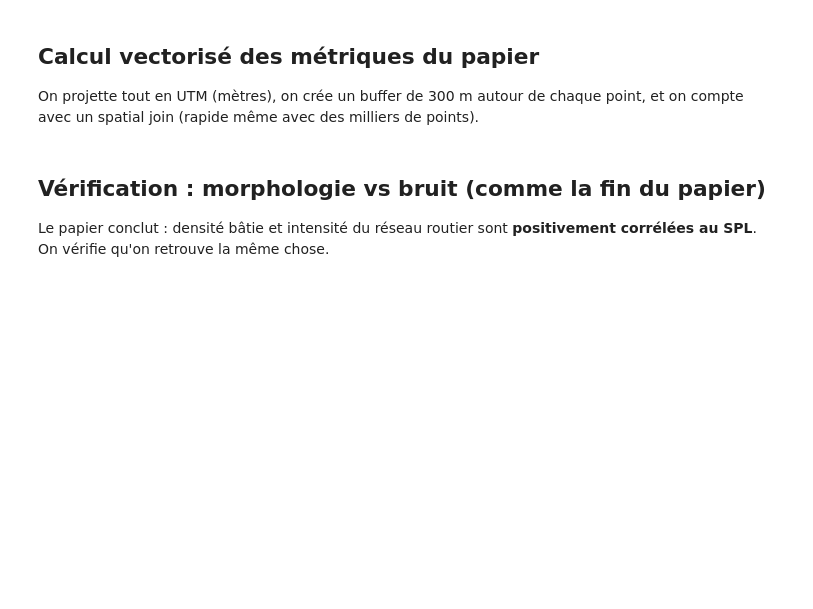
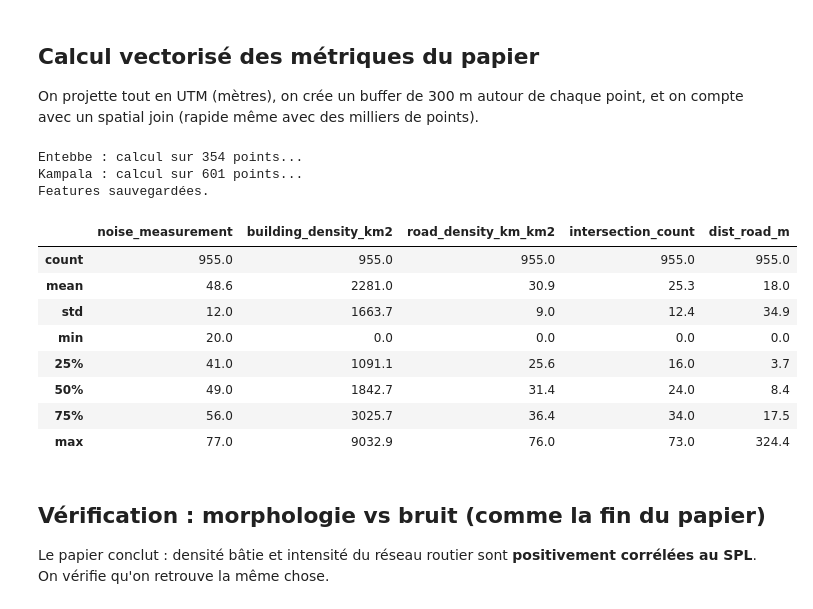
Before and after one commit to Colauz/noise-modelling-hanoi, a Jupyter notebook: notebooks/04_morphology_features.ipynb, the cells around one changed output. Cells and saved outputs as stored; diff of their text form; code cells hidden in the pictures; blank space fills up the shorter version.

```diff
--- a/notebooks/04_morphology_features.ipynb
+++ b/notebooks/04_morphology_features.ipynb
@@ -68,58 +78,68 @@ On projette tout en UTM (mètres), on crée un buffer de 300 m autour de chaque
 et on compte avec un spatial join (rapide même avec des milliers de points).
 # %%
 def morphology_features(df_points, buildings, edges, nodes, crs_utm):
-    """Calcule les métriques du papier pour chaque point GPS."""
+    """Calcule les métriques du papier pour chaque point GPS (index remis à zéro)."""
     pts = gpd.GeoDataFrame(
-        df_points.copy(),
+        df_points.reset_index(drop=True).copy(),
         geometry=gpd.points_from_xy(df_points.longitude, df_points.latitude),
         crs='EPSG:4326'
     ).to_crs(crs_utm)
 
     bld = buildings.to_crs(crs_utm)
-    edg = edges.to_crs(crs_utm)
-    nod = nodes.to_crs(crs_utm)
+    bld = bld.set_geometry(bld.geometry.centroid)
+    edg = edges.to_crs(crs_utm).reset_index(drop=True)
+    nod = nodes.to_crs(crs_utm).reset_index(drop=True)
 
     # Buffer R=300m autour de chaque point
-    buf = pts[['geometry']].copy()
-    buf['geometry'] = buf.geometry.buffer(R)
-    buf['pt_id'] = range(len(buf))
+    buf = gpd.GeoDataFrame(
+        {'pt_id': range(len(pts))},
+        geometry=pts.geometry.buffer(R), crs=crs_utm)
 
-    # 1. Building density : bâtiments dans R, normalisé par pi*R^2 (papier)
-    bld_centroids = bld.copy()
-    bld_centroids['geometry'] = bld_centroids.geometry.centroid
-    join_b = gpd.sjoin(bld_centroids, buf, predicate='within')
-    counts_b = join_b.groupby('pt_id').size()
-    pts['building_density_km2'] = pts.index.map(
-        lambda i: counts_b.get(i, 0) / AREA_KM2)
+    # 1. Building density : bâtiments dans R / (pi*R^2) — métrique exacte du papier
+    jb = gpd.sjoin(bld[['geometry']], buf, predicate='within').groupby('pt_id').size()
+    pts['building_density_km2'] = [jb.get(i, 0) / AREA_KM2 for i in range(len(pts))]
 
-    # 2. Road density : km de route dans R / km^2
-    join_r = gpd.sjoin(edg[['geometry']], buf, predicate='intersects')
-    road_len = join_r.groupby('pt_id').apply(
-        lambda g: g.geometry.intersection(
-            buf.loc[buf.pt_id.isin(g.name if isinstance(g.name, list) else [g.name]),
-                    'geometry'].iloc[0]).length.sum()
-        if len(g) else 0.0)
-    # version simple et robuste : longueur totale des segments intersectant le buffer
-    road_len = join_r.groupby('pt_id').apply(lambda g: g.geometry.length.sum())
-    pts['road_density_km_km2'] = pts.index.map(
-        lambda i: (road_len.get(i, 0) / 1000) / AREA_KM2)
+    # 2. Road density : km de route intersectant le buffer / km^2
+    #    (longueur totale des segments touchant le disque — légère surestimation
+    #     vs découpe exacte au cercle, acceptable et noté comme telle)
+    jr = gpd.sjoin(edg[['geometry']], buf, predicate='intersects')
+    rl = jr.groupby('pt_id').apply(lambda g: g.geometry.length.sum())
+    pts['road_density_km_km2'] = [(rl.get(i, 0) / 1000) / AREA_KM2 for i in range(len(pts))]
 
     # 3. Intersection count dans R
-    join_n = gpd.sjoin(nod[['geometry']], buf, predicate='within')
-    counts_n = join_n.groupby('pt_id').size()
-    pts['intersection_count'] = pts.index.map(lambda i: counts_n.get(i, 0))
+    jn = gpd.sjoin(nod[['geometry']], buf, predicate='within').groupby('pt_id').size()
+    pts['intersection_count'] = [jn.get(i, 0) for i in range(len(pts))]
 
-    # 4. Near-field (buffer 100 m) : distance à la route la plus proche
-    pts['dist_road_m'] = pts.geometry.apply(
-        lambda p: edg.distance(p).min())
+    # 4. Distance à la route la plus proche (near-field du papier)
+    pts['dist_road_m'] = pts.geometry.apply(lambda p: edg.distance(p).min())
 
     return pd.DataFrame(pts.drop(columns='geometry'))
 
-feat = morphology_features(df, buildings, edges, nodes, CRS_KAMPALA)
+# Calcul par région puis concaténation (UTM 36N valable pour les deux villes)
+feats = []
+for region, (buildings, edges, nodes) in osm.items():
+    sub = df[df['region'] == region]
+    print(f'{region} : calcul sur {len(sub)} points...')
+    feats.append(morphology_features(sub, buildings, edges, nodes, CRS_KAMPALA))
+
+feat = pd.concat(feats, ignore_index=True)
 feat.to_parquet('../data/processed/sunbird_morphology.parquet', index=False)
 print('Features sauvegardées.')
 feat[['noise_measurement', 'building_density_km2', 'road_density_km_km2',
       'intersection_count', 'dist_road_m']].describe().round(1)
+# %% [output]
+Entebbe : calcul sur 354 points...
+Kampala : calcul sur 601 points...
+Features sauvegardées.
+|  | noise_measurement | building_density_km2 | road_density_km_km2 | intersection_count | dist_road_m |
+| count | 955.0 | 955.0 | 955.0 | 955.0 | 955.0 |
+| mean | 48.6 | 2281.0 | 30.9 | 25.3 | 18.0 |
+| std | 12.0 | 1663.7 | 9.0 | 12.4 | 34.9 |
+| min | 20.0 | 0.0 | 0.0 | 0.0 | 0.0 |
+| 25% | 41.0 | 1091.1 | 25.6 | 16.0 | 3.7 |
+| 50% | 49.0 | 1842.7 | 31.4 | 24.0 | 8.4 |
+| 75% | 56.0 | 3025.7 | 36.4 | 34.0 | 17.5 |
+| max | 77.0 | 9032.9 | 76.0 | 73.0 | 324.4 |
 # %% [markdown]
 ## Vérification : morphologie vs bruit (comme la fin du papier)
 
```
Also changed, not shown: parts of 3 cells of this notebook, 15 other files.
